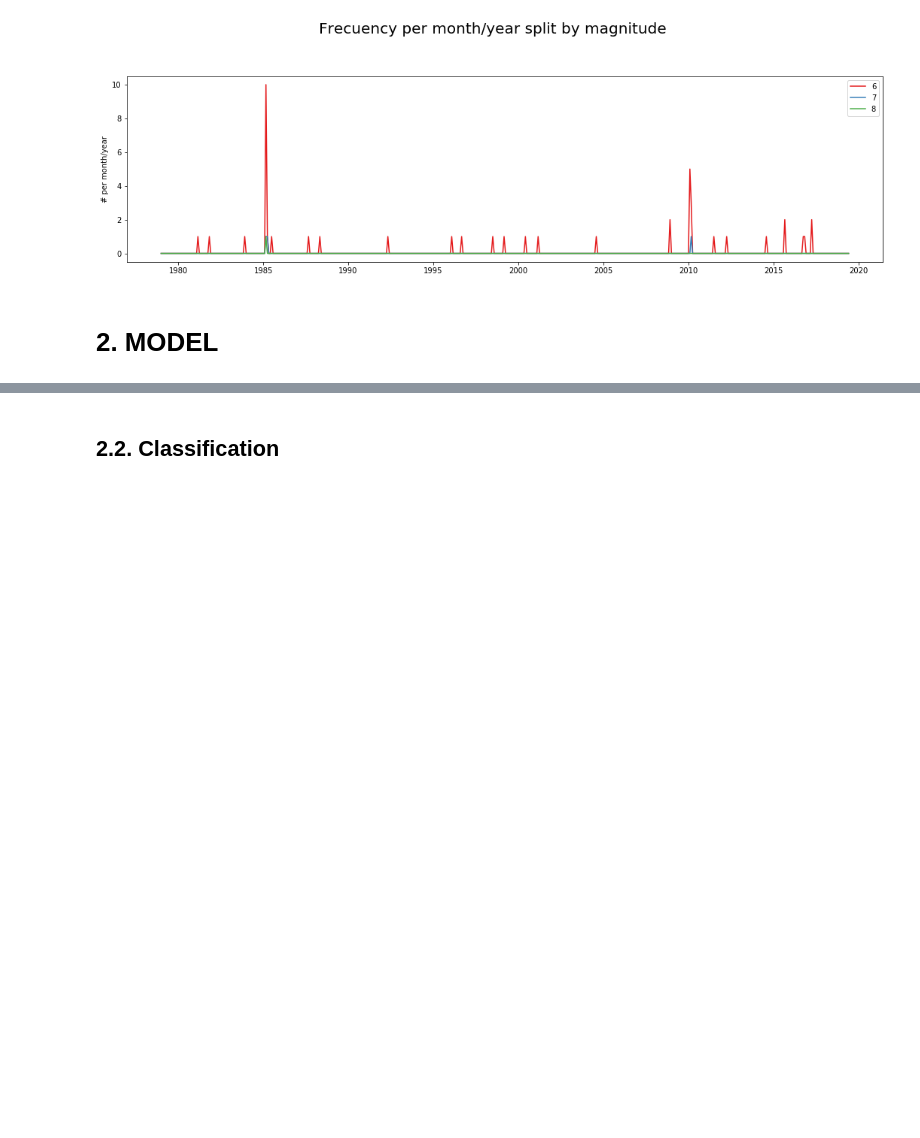
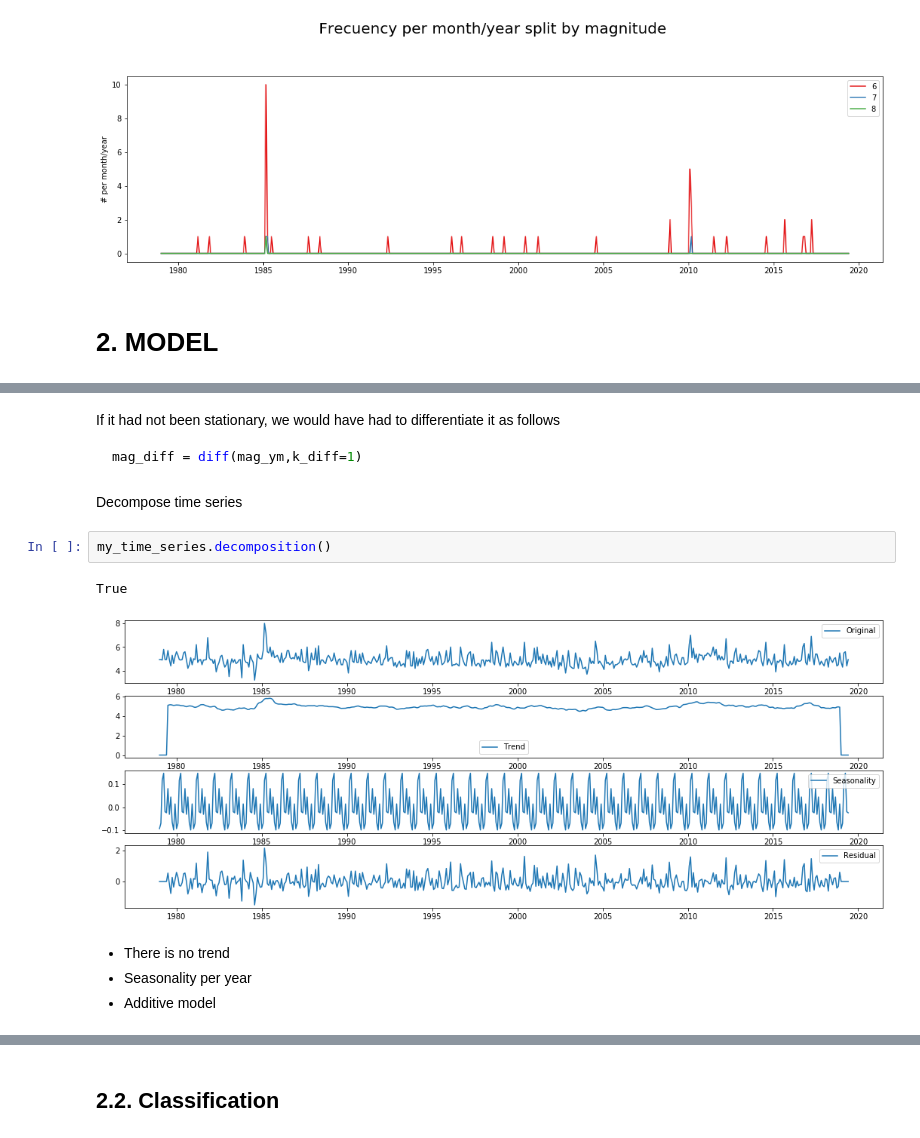
Before and after one commit to HitosVilla/TFM_Earthquake_Prediction, a Jupyter notebook: TFM_Memo.ipynb, the cells around one changed output, grey strips where cells are left out. Saved outputs shown, nothing was run; the diff lists cells and outputs as text; blank space fills up the shorter version.

````diff
--- a/TFM_Memo.ipynb
+++ b/TFM_Memo.ipynb
@@ -181,0 +244,17 @@ common.plot_regression_with_big_earthquake(title_figure,y_label,column_x,data_fr
+# %% [markdown]
+If it had not been stationary, we would have had to differentiate it as follows
+
+```python
+mag_diff = diff(mag_ym,k_diff=1)
+```
+# %% [markdown]
+Decompose time series
+# %%
+my_time_series.decomposition()
+# %% [output]
+True
+[figure, added]
+# %% [markdown]
+* There is no trend
+* Seasonality per year
+* Additive model
````
Also changed, not shown: parts of 36 cells of this notebook, 5 other files.
